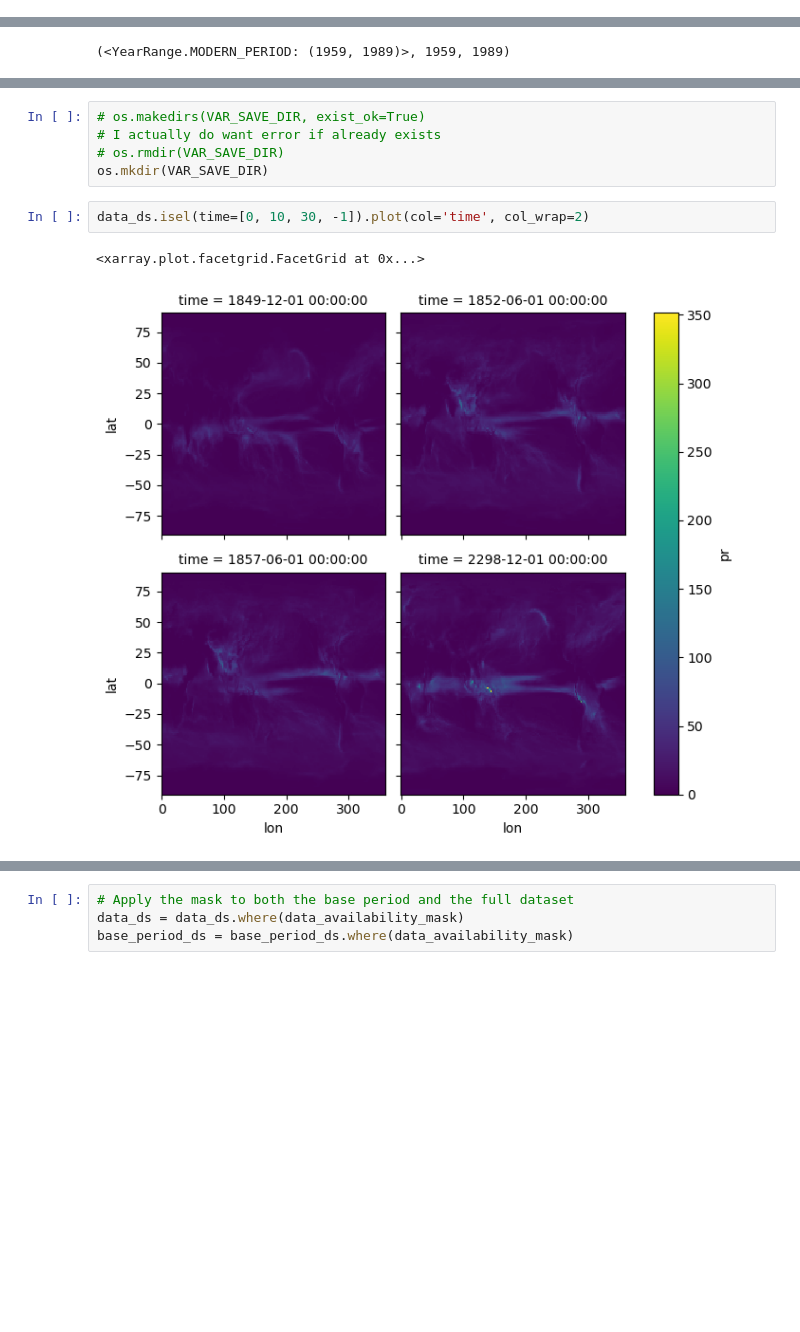
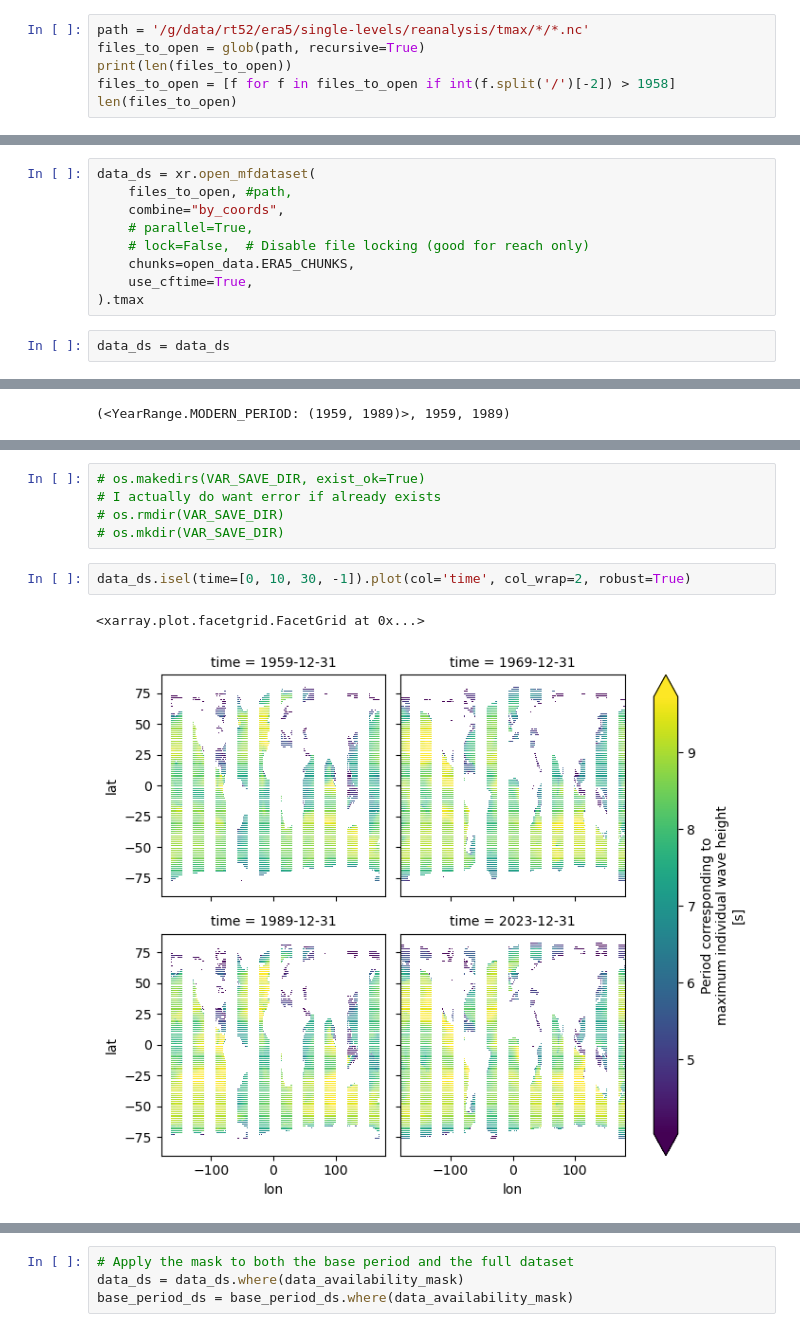
Before and after one commit to alexborowiak/time_of_emergene_drafts, a Jupyter notebook: toplevel_notebooks/03_local_emergence_calculations.ipynb, the cells around one changed output, grey strips where cells are left out. Drawn from its saved outputs; the diff is of its cells as text; blank space fills up the shorter version.

```diff
--- a/toplevel_notebooks/03_local_emergence_calculations.ipynb
+++ b/toplevel_notebooks/03_local_emergence_calculations.ipynb
@@ -123,0 +171,6 @@ data_ds = open_data.open_access_precip(resample='QS-DEC')
+# %%
+path = '/g/data/rt52/era5/single-levels/reanalysis/tmax/*/*.nc'
+files_to_open = glob(path, recursive=True)
+print(len(files_to_open))
+files_to_open = [f for f in files_to_open if int(f.split('/')[-2]) > 1958]
+len(files_to_open)
@@ -123,0 +184,11 @@ data_ds = open_data.open_access_precip(resample='QS-DEC')
+# %%
+data_ds = xr.open_mfdataset(
+    files_to_open, #path,
+    combine="by_coords",
+    # parallel=True,
+    # lock=False,  # Disable file locking (good for reach only)
+    chunks=open_data.ERA5_CHUNKS,
+    use_cftime=True,
+).tmax
+# %%
+data_ds = data_ds
@@ -154,12 +360,12 @@ VAR_SAVE_DIR
 # os.makedirs(VAR_SAVE_DIR, exist_ok=True)
 # I actually do want error if already exists
 # os.rmdir(VAR_SAVE_DIR)
-os.mkdir(VAR_SAVE_DIR)
+# os.mkdir(VAR_SAVE_DIR)
 # %%
-data_ds.isel(time=[0, 10, 30, -1]).plot(col='time', col_wrap=2)
+data_ds.isel(time=[0, 10, 30, -1]).plot(col='time', col_wrap=2, robust=True)
 # %% [output]
 <xarray.plot.facetgrid.FacetGrid at 0x...>
-[figure, old version]
+[figure, new version]
 # %%
 len(data_ds.time.values), np.take(data_ds.time.values, [0, 1,2, -3, -2, -1])
 # %% [output]
```
Also changed, not shown: parts of 57 cells of this notebook, 6 other files.
